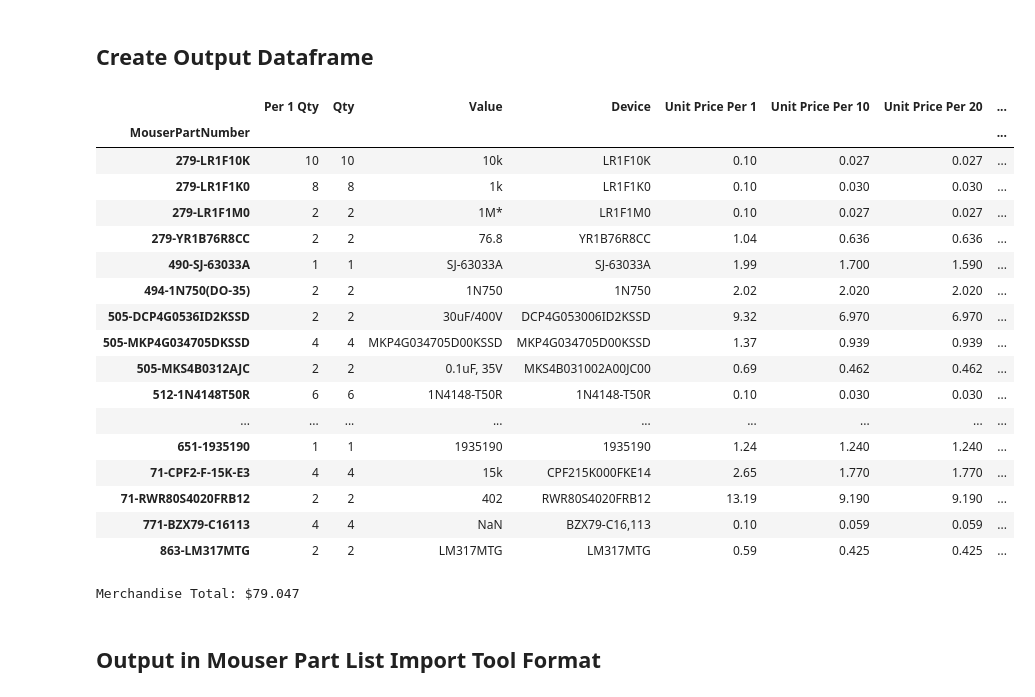
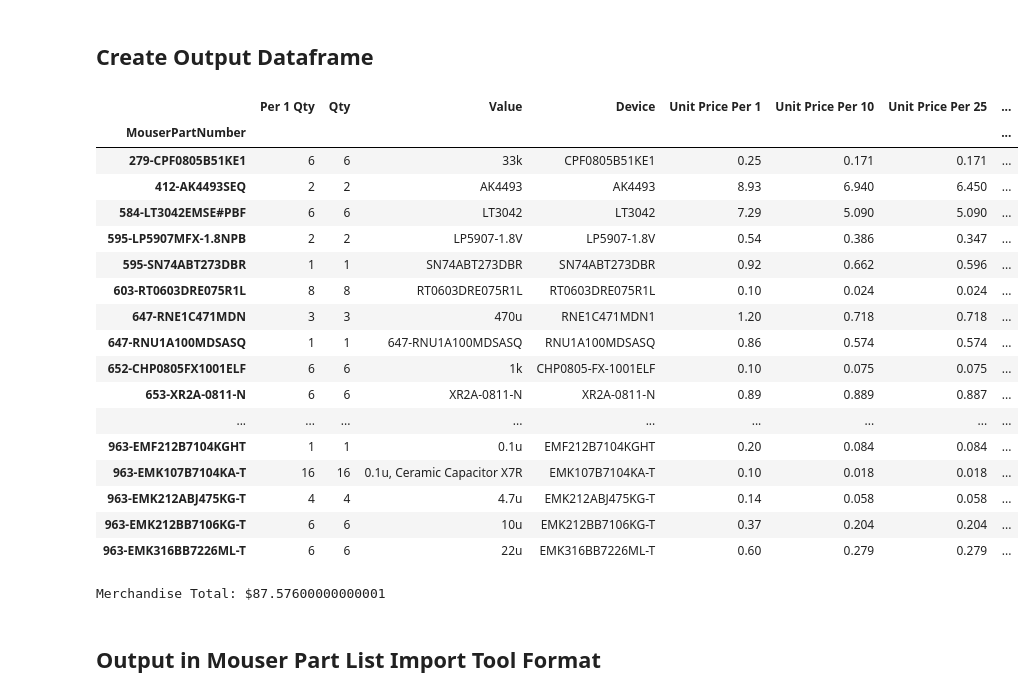
Before and after one commit to tiedyefreak22/Dual-Mono-Amp-Design, a Jupyter notebook: Mouser_API/Mouser_API.ipynb, the cells around one changed output. Drawn from its saved outputs; the diff is of its cells as text; code cells hidden in the pictures.

```diff
--- a/Mouser_API/Mouser_API.ipynb
+++ b/Mouser_API/Mouser_API.ipynb
@@ -17,10 +17,12 @@ warnings.filterwarnings('ignore')
 
 # List Type: Values, Output Format: CSV
 # Make sure no semi-colons are present in part descriptions
-BOM_path = f"../DAC_GainOutputStage7.csv"
+BOM_path = f"../AK4493-v1.64_26.csv"
 
 BOM_df = pd.read_csv(BOM_path, delimiter = ";")
-BOM_df.drop(columns = 'Unnamed: 16', inplace = True)
+search_string = 'Unnamed'
+columns_containing_string = [col for col in BOM_df.columns if search_string in col]
+BOM_df.drop(columns = columns_containing_string, inplace = True)
 display(BOM_df)
 print("Done")
 # %% [output]
@@ -127,13 +129,13 @@ def search_part(part_name):
         else:
             pass
 
-    if "PriceBreaks" in df.columns:
+    if ("PriceBreaks" in df.columns) and not (df["PriceBreaks"].apply(lambda x: len(x) == 0).all()):
         df_exploded = df.explode("PriceBreaks").reset_index(drop=True)
         pricing_df = pd.json_normalize(df_exploded["PriceBreaks"])
         df_combined = pd.concat([df_exploded.drop(columns=["PriceBreaks"]), pricing_df], axis=1)
         df = df_combined.set_index(["MouserPartNumber", "Quantity"]).sort_index()
     else:
-        return df
+        return pd.DataFrame()
 
     for column in df.columns:
         try:
@@ -145,7 +147,11 @@ def search_part(part_name):
     df = df[df["Min"] == 1]
     df = df[df["Mult"] == 1]
     df = df.sort_values(by=['Quantity', 'Price'])
-    return df.loc[[df.index.get_level_values(0)[0]]]
+
+    if len(df.index.get_level_values(0)) > 0:
+        return df.loc[[df.index.get_level_values(0)[0]]]
+    else:
+        return pd.DataFrame()
 
 print("Done")
 # %% [output]
@@ -206,9 +221,12 @@ for part_num in [i for i, j in results.index.values]:
     for quantity in quantities:
         result_df = results.loc[(results.index.get_level_values('MouserPartNumber') == part_num) & (results.index.get_level_values('Quantity') == quantity)]["Price"]
         if result_df.empty:
-            price_breaks.loc[part_num, f"Unit Price Per {quantity}"] = np.nan
+            price_breaks.at[part_num, f"Unit Price Per {quantity}"] = np.nan
         else:
-            price_breaks.loc[part_num, f"Unit Price Per {quantity}"] = result_df.values
+            if len(result_df.values) == 1:
+                price_breaks.at[part_num, f"Unit Price Per {quantity}"] = result_df.values
+            elif len(set(result_df.values)) == 1:
+                price_breaks.at[part_num, f"Unit Price Per {quantity}"] = result_df.values[0]
 
 price_breaks = price_breaks.ffill(axis=1)
 
@@ -247,58 +265,58 @@ price_breaks.at[:, "Extras?"] = extras
 
 # Sub-count
 for idx, row in price_breaks.iterrows():
-    if row["Extras?"] and (row["Unit Price Per 1"] < 1):
+    if row["Extras?"] and (float(row["Unit Price Per 1"]) < 1):
         price_breaks.at[idx, "Sub-count"] = np.round(row["Qty"] + 1 + row["Qty"] * 0.03)
     else:
         price_breaks.at[idx, "Sub-count"] = row["Qty"]
 
 # Sub-totals per number
 [f"Sub-total Per {quantity}" for quantity in quantities]
 in_cols = [f"Unit Price Per {quantity}" for quantity in quantities]
 out_cols = [f"Sub-total Per {quantity}" for quantity in quantities]
 
 for _, (in_col, out_col) in enumerate(zip(in_cols, out_cols)):
     for idx, row in price_breaks.iterrows():
         multiplier = int(in_col.replace("Unit Price Per ", ""))
         if row["Sub-count"] > (multiplier - 1):
             price_breaks.at[idx, out_col] = row["Sub-count"] * row[in_col]
         else:
             price_breaks.at[idx, out_col] = multiplier *  row[in_col]
 
 # Final Count
 for idx, row in price_breaks.iterrows():
     # multiplier = int(in_col.replace("Unit Price Per ", ""))
     if row["Sub-count"] < int(row[out_cols].idxmin().replace("Sub-total Per ", "")):
         price_breaks.at[idx, "Final Count"] = int(row[out_cols].idxmin().replace("Sub-total Per ", ""))
     else:
         price_breaks.at[idx, "Final Count"] = row["Sub-count"]
 
 # Final Sub-total
 for idx, row in price_breaks.iterrows():
     price_breaks.at[idx, "Final Sub-total"] = price_breaks.at[idx, "Final Count"] * price_breaks.at[idx, f"Unit Price Per {int(row[out_cols].idxmin().replace("Sub-total Per ", ""))}"]
 
 display(price_breaks)
 print(f"Merchandise Total: ${np.sum(price_breaks["Final Sub-total"])}")
 # %% [output]
-|  | Per 1 Qty | Qty | Value | Device | Unit Price Per 1 | Unit Price Per 10 | Unit Price Per 20 | ... |
+|  | Per 1 Qty | Qty | Value | Device | Unit Price Per 1 | Unit Price Per 10 | Unit Price Per 25 | ... |
 | MouserPartNumber |  |  |  |  |  |  |  | ... |
-| 279-LR1F10K | 10 | 10 | 10k | LR1F10K | 0.10 | 0.027 | 0.027 | ... |
-| 279-LR1F1K0 | 8 | 8 | 1k | LR1F1K0 | 0.10 | 0.030 | 0.030 | ... |
-| 279-LR1F1M0 | 2 | 2 | 1M* | LR1F1M0 | 0.10 | 0.027 | 0.027 | ... |
-| 279-YR1B76R8CC | 2 | 2 | 76.8 | YR1B76R8CC | 1.04 | 0.636 | 0.636 | ... |
-| 490-SJ-63033A | 1 | 1 | SJ-63033A | SJ-63033A | 1.99 | 1.700 | 1.590 | ... |
-| 494-1N750(DO-35) | 2 | 2 | 1N750 | 1N750 | 2.02 | 2.020 | 2.020 | ... |
-| 505-DCP4G0536ID2KSSD | 2 | 2 | 30uF/400V | DCP4G053006ID2KSSD | 9.32 | 6.970 | 6.970 | ... |
-| 505-MKP4G034705DKSSD | 4 | 4 | MKP4G034705D00KSSD | MKP4G034705D00KSSD | 1.37 | 0.939 | 0.939 | ... |
-| 505-MKS4B0312AJC | 2 | 2 | 0.1uF, 35V | MKS4B031002A00JC00 | 0.69 | 0.462 | 0.462 | ... |
-| 512-1N4148T50R | 6 | 6 | 1N4148-T50R | 1N4148-T50R | 0.10 | 0.030 | 0.030 | ... |
+| 279-CPF0805B51KE1 | 6 | 6 | 33k | CPF0805B51KE1 | 0.25 | 0.171 | 0.171 | ... |
+| 412-AK4493SEQ | 2 | 2 | AK4493 | AK4493 | 8.93 | 6.940 | 6.450 | ... |
+| 584-LT3042EMSE#PBF | 6 | 6 | LT3042 | LT3042 | 7.29 | 5.090 | 5.090 | ... |
+| 595-LP5907MFX-1.8NPB | 2 | 2 | LP5907-1.8V | LP5907-1.8V | 0.54 | 0.386 | 0.347 | ... |
+| 595-SN74ABT273DBR | 1 | 1 | SN74ABT273DBR | SN74ABT273DBR | 0.92 | 0.662 | 0.596 | ... |
+| 603-RT0603DRE075R1L | 8 | 8 | RT0603DRE075R1L | RT0603DRE075R1L | 0.10 | 0.024 | 0.024 | ... |
+| 647-RNE1C471MDN | 3 | 3 | 470u | RNE1C471MDN1 | 1.20 | 0.718 | 0.718 | ... |
+| 647-RNU1A100MDSASQ | 1 | 1 | 647-RNU1A100MDSASQ | RNU1A100MDSASQ | 0.86 | 0.574 | 0.574 | ... |
+| 652-CHP0805FX1001ELF | 6 | 6 | 1k | CHP0805-FX-1001ELF | 0.10 | 0.075 | 0.075 | ... |
+| 653-XR2A-0811-N | 6 | 6 | XR2A-0811-N | XR2A-0811-N | 0.89 | 0.889 | 0.887 | ... |
 | ... | ... | ... | ... | ... | ... | ... | ... | ... |
-| 651-1935190 | 1 | 1 | 1935190 | 1935190 | 1.24 | 1.240 | 1.240 | ... |
-| 71-CPF2-F-15K-E3 | 4 | 4 | 15k | CPF215K000FKE14 | 2.65 | 1.770 | 1.770 | ... |
-| 71-RWR80S4020FRB12 | 2 | 2 | 402 | RWR80S4020FRB12 | 13.19 | 9.190 | 9.190 | ... |
-| 771-BZX79-C16113 | 4 | 4 | NaN | BZX79-C16,113 | 0.10 | 0.059 | 0.059 | ... |
-| 863-LM317MTG | 2 | 2 | LM317MTG | LM317MTG | 0.59 | 0.425 | 0.425 | ... |
+| 963-EMF212B7104KGHT | 1 | 1 | 0.1u | EMF212B7104KGHT | 0.20 | 0.084 | 0.084 | ... |
+| 963-EMK107B7104KA-T | 16 | 16 | 0.1u, Ceramic Capacitor X7R | EMK107B7104KA-T | 0.10 | 0.018 | 0.018 | ... |
+| 963-EMK212ABJ475KG-T | 4 | 4 | 4.7u | EMK212ABJ475KG-T | 0.14 | 0.058 | 0.058 | ... |
+| 963-EMK212BB7106KG-T | 6 | 6 | 10u | EMK212BB7106KG-T | 0.37 | 0.204 | 0.204 | ... |
+| 963-EMK316BB7226ML-T | 6 | 6 | 22u | EMK316BB7226ML-T | 0.60 | 0.279 | 0.279 | ... |
-Merchandise Total: $79.047
+Merchandise Total: $87.57600000000001
 # %% [markdown]
 ## Output in Mouser Part List Import Tool Format
 # %%
```
Also changed, not shown: parts of 3 cells of this notebook, 3 other files.
